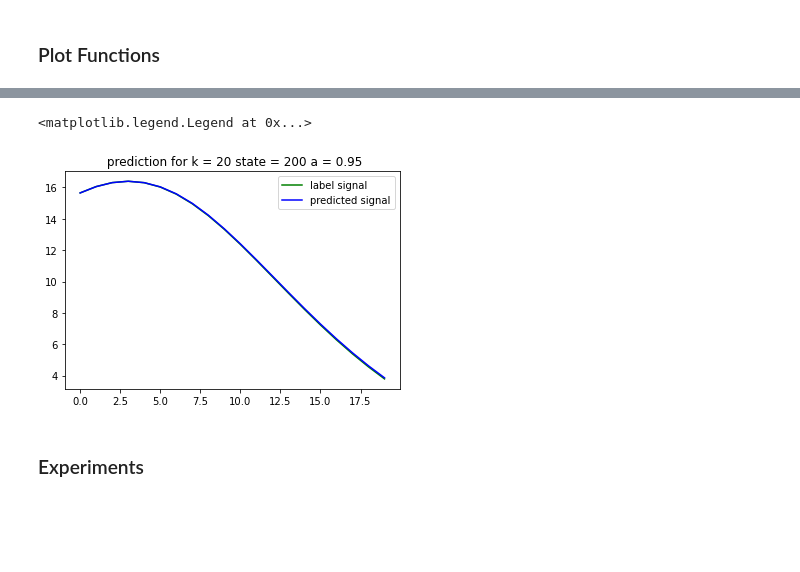
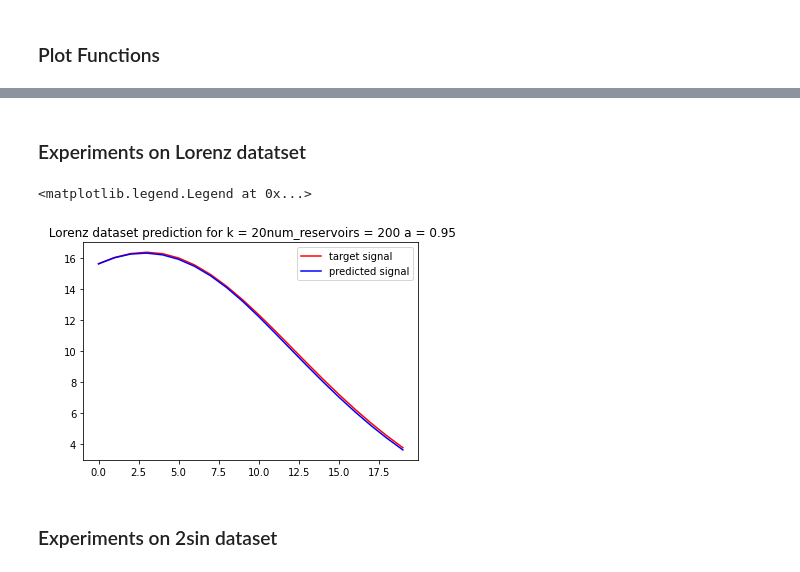
Before and after one commit to danielmai12/ESN, a Jupyter notebook: project.ipynb, the cells around one changed output, grey strips where cells are left out. Cells and saved outputs as stored; diff of their text form; code cells hidden in the pictures; blank space fills up the shorter version.

```diff
--- a/project.ipynb
+++ b/project.ipynb
@@ -309,14 +328,28 @@ array([[15.64861403, 16.05071558, 16.30395219, 16.39155127, 16.3030063 ,
+# %% [markdown]
+### Experiments on Lorenz datatset
+# %%
+lorenz_data = read_file('lorenz.txt')
+# %%
+io_pair, lorenz_train_pair, lorenz_test_pair = train_test_split(lorenz_data)
+# %%
+lorenz_current_state, lorenz_W_in, lorenz_W_r, lorenz_W_out = ESN_train(lorenz_train_pair)
+# %%
+lorenz_test_loss, lorenz_targets, lorenz_predicts = ESN_k_step_predict(lorenz_test_pair,
+                                                                      lorenz_current_state,
+                                                                      lorenz_W_in,
+                                                                      lorenz_W_r,
+                                                                      lorenz_W_out)
 # %%
 k = 20
 a = 0.95
 reservoir = 200
 plt.figure(11).clear()
-plt.plot( targets.T, 'g' )
-plt.plot( predicts.T, 'b' )
-plt.title(' prediction for k = ' + str(k) + " state = " +str(reservoir) + " a = " + str(a))
-plt.legend(['label signal', 'predicted signal'])
+plt.plot( lorenz_targets.T, 'r' )
+plt.plot( lorenz_predicts.T, 'b' )
+plt.title(' Lorenz dataset prediction for k = ' + str(k) + "num_reservoirs = " +str(reservoir) + " a = " + str(a))
+plt.legend(['target signal', 'predicted signal'])
 # %% [output]
 <matplotlib.legend.Legend at 0x...>
-[figure, old version]
+[figure, new version]
 # %% [markdown]
-### Experiments
+### Experiments on 2sin dataset
```
Also changed, not shown: parts of 13 cells of this notebook.
